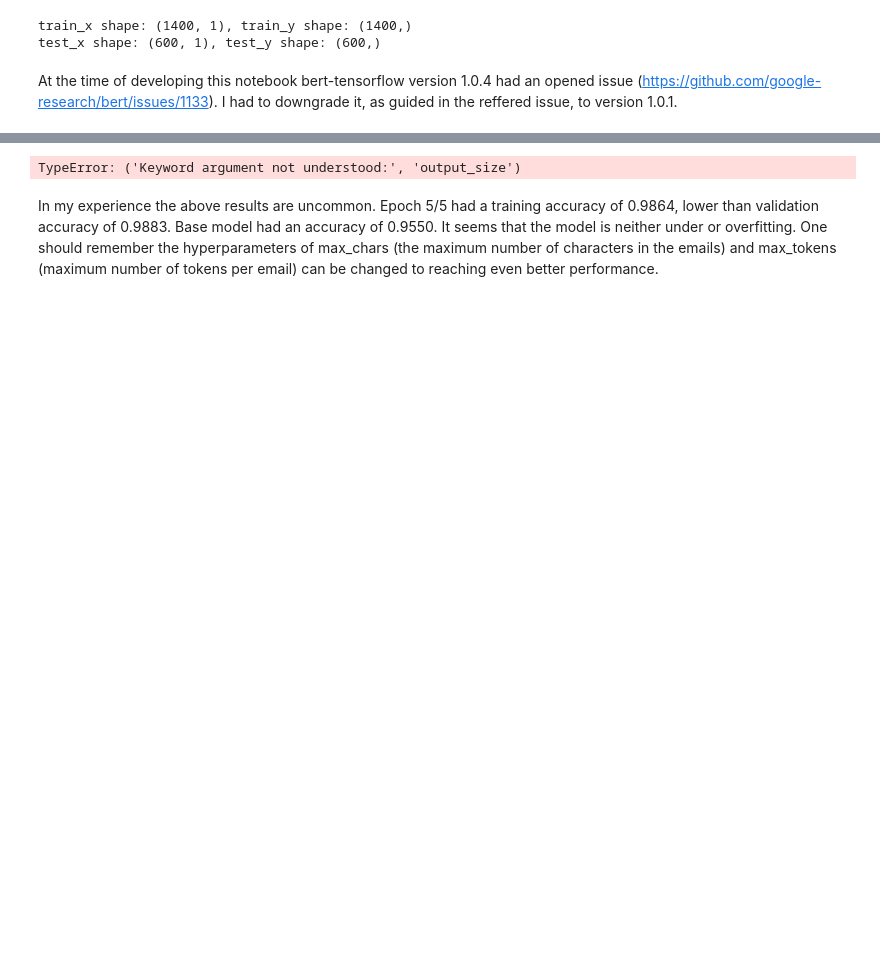
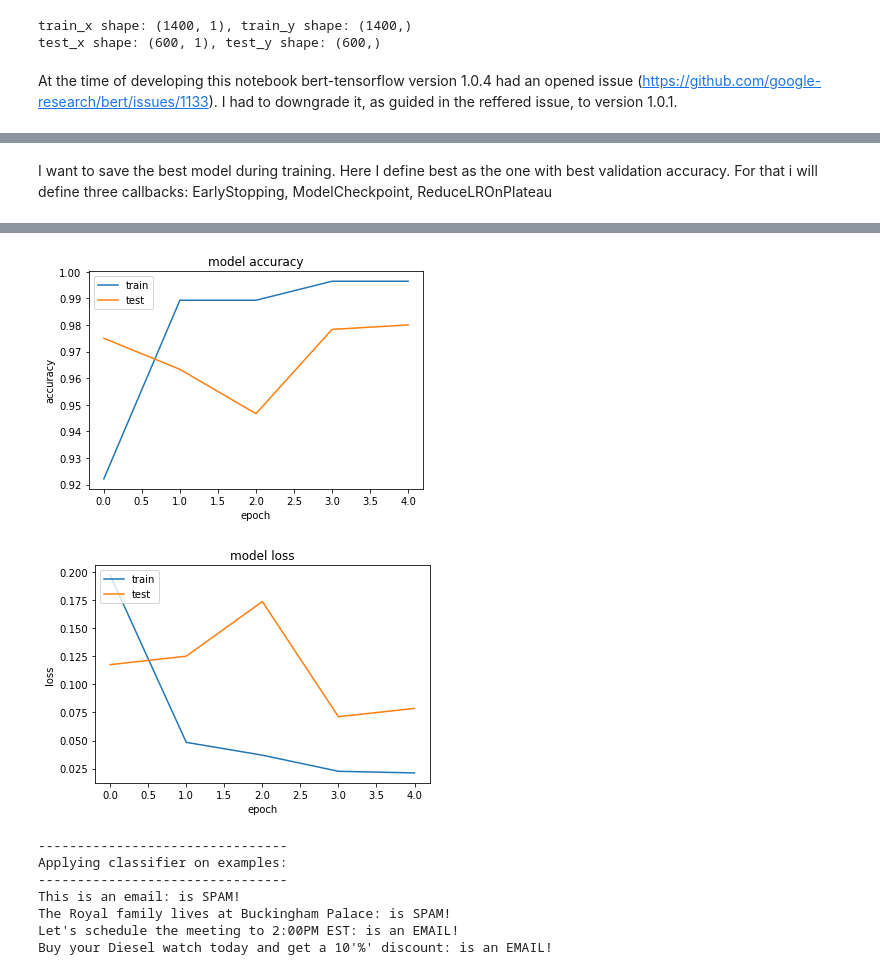
Before and after one commit to baosiek/EmailSpamClassification, a Jupyter notebook: Email_Spams_BERT.ipynb, the cells around one changed output, grey strips where cells are left out. Cells and saved outputs as stored; diff of their text form; code cells hidden in the pictures; blank space fills up the shorter version.

Commit message:
"BERT Implemented"

```diff
--- a/Email_Spams_BERT.ipynb
+++ b/Email_Spams_BERT.ipynb
@@ -407,7 +430,7 @@ def build_model(max_seq_length):
     in_segment = tf.keras.layers.Input(shape=(max_seq_length,), name='segment_ids')
     bert_layer_inputs = [in_id, in_mask, in_segment]
 
-    bert_output = BertLayer(n_fine_tune_layer=0)(bert_layer_inputs)
+    bert_output = BertEmbeddingLayer(n_fine_tune_layer=0)(bert_layer_inputs)
     dense = tf.keras.layers.Dense(256, activation='relu')(bert_output)
     output = tf.keras.layers.Dense(1, activation='sigmoid')(dense)
 
@@ -458,45 +473,78 @@ test_examples = kb.convert_text_to_examples(test_x, test_y)
+# %% [markdown]
+I want to save the best model during training. Here I define best as the one with best validation accuracy. For that i will define three callbacks: EarlyStopping, ModelCheckpoint, ReduceLROnPlateau
+# %%
+from keras.callbacks import EarlyStopping, ModelCheckpoint, ReduceLROnPlateau
+
+earlyStopping = EarlyStopping(monitor='val_loss', patience=10, verbose=0, mode='min')
+mcp_save = ModelCheckpoint('model/bert/bert_model.hdf5', save_best_only=True, monitor='val_acc', mode='max')
+reduce_lr_loss = ReduceLROnPlateau(monitor='val_loss', factor=0.1, patience=7, verbose=1, epsilon=1e-4, mode='min')
 # %%
 import os
 import matplotlib.pyplot as plt
 
-if not os.path.exists('model/bert/bert_model.h5'):
+# Will train only if bert_model.h5 does not exi
+if not os.path.exists('model/bert/bert_model.hdf5'):
     print('Build and training model!')
     model = build_model(max_tokens)
+
+    # Initialize keras.backend==tensorflow session
     initialize_vars(sess)
-    history = model.fit([train_input_ids, train_input_masks, train_segment_ids], train_labels, validation_data=([test_input_ids, test_input_masks, test_segment_ids], test_labels), epochs=5, batch_size=32)
-    tf.keras.models.save_model(model, 'model/bert/bert_model.h5')
+
+    # Fitting the model
+    history = model.fit([train_input_ids, train_input_masks, train_segment_ids], train_labels, callbacks=[earlyStopping, mcp_save, reduce_lr_loss], validation_data=([test_input_ids, test_input_masks, test_segment_ids], test_labels), epochs=5, batch_size=32)
+
+    # Saving history dictionary
+    history_dict = history.history
+    tf.keras.models.save_model(model, 'model/bert/bert_model.hdf5')
     with open('model/bert/train_history_dict', 'wb') as file_pi:
-        pickle.dump(history.history, file_pi)
+        pickle.dump(history_dict, file_pi)
 else:
     print('Loading trained model!')
-    model = tf.keras.models.load_model('model/bert/bert_model.h5', {'BertLayer': BertLayer})
+    model = tf.keras.models.load_model('model/bert/bert_model.hdf5', {'BertEmbeddingLayer': BertEmbeddingLayer})
     with open("model/bert/train_history_dict", "rb") as fp:
-        history = pickle.load(fp)
+        history_dict = pickle.load(fp)
 
-# ploting history for accuracy
-plt.plot(history.history['acc'])
-plt.plot(history.history['val_acc'])
+# ploting history for accuracy and loss
+plt.plot(history_dict['acc'])
+plt.plot(history_dict['val_acc'])
 plt.title('model accuracy')
 plt.ylabel('accuracy')
 plt.xlabel('epoch')
 plt.legend(['train', 'test'], loc='upper left')
 plt.show()
+
 # ploting history for loss
-plt.plot(history.history['loss'])
-plt.plot(history.history['val_loss'])
+plt.plot(history_dict['loss'])
+plt.plot(history_dict['val_loss'])
 plt.title('model loss')
 plt.ylabel('loss')
 plt.xlabel('epoch')
 plt.legend(['train', 'test'], loc='upper left')
 plt.show()
 
+# Now lets see examples working
+print('--------------------------------')
+print('Applying classifier on examples:')
+print('--------------------------------')
 
-toPredict = [['This is an email'],['The Royal family lives in Buckingham Palace']]
-for i in range(len(toPredict)):
-    predict = model.predict([toPredict[i]])
+text_examples = ['This is an email', 'The Royal family lives at Buckingham Palace', 'Let\'s schedule the meeting to 2:00PM EST', 'Buy your Diesel watch today and get a 10\'%\' discount']
+
+# Here I am classifying messages one at a time just to work with different helper functions.
+# This could be dealt as we did with training however,i.e., using kb.convert_text_to_examples
+# and then kb.convert_examples_to_features.
+
+for text_example in text_examples:
+    # example should be an instance of class InputExample in keras-bert.py
+    example = kb.InputExample(None, text_example)
+
+    # helpser methos from keras-bert.py
+    (example_input_id, example_input_mask, example_segment_id, example_label) = kb.convert_single_example(tokenizer, example, max_seq_length=max_tokens)
+
+    # predicting
+    predict = model.predict([np.reshape(example_input_id, (1, len(example_input_id))), np.reshape(example_input_mask, (1, len(example_input_mask))), np.reshape(example_segment_id, (1, len(example_segment_id)))])
     if predict[0] < 0.5:
-        print(f'{toPredict[i]} is an EMAIL!')
+        print(f'{example.text_a}: is an EMAIL!')
     else:
-        print(f'{toPredict[i]} is SPAM!')
+        print(f'{example.text_a}: is SPAM!')
 # %% [output]
 Loading trained model!
@@ -503,3 +566,9 @@ Loading trained model!
+[figure, added]
+[figure, added]
-TypeError: ('Keyword argument not understood:', 'output_size')
+--------------------------------
+Applying classifier on examples:
+--------------------------------
+This is an email: is SPAM!
+The Royal family lives at Buckingham Palace: is SPAM!
+Let's schedule the meeting to 2:00PM EST: is an EMAIL!
+Buy your Diesel watch today and get a 10'%' discount: is an EMAIL!
-# %% [markdown]
-In my experience the above results are uncommon. Epoch 5/5 had a training accuracy of 0.9864, lower than validation accuracy of 0.9883. Base model had an accuracy of 0.9550. It seems that the model is neither under or overfitting. One should remember the hyperparameters of max_chars (the maximum number of characters in the emails) and max_tokens (maximum number of tokens per email) can be changed to reaching even better performance.
```
Also changed, not shown: parts of 21 cells of this notebook, 4 other files.
